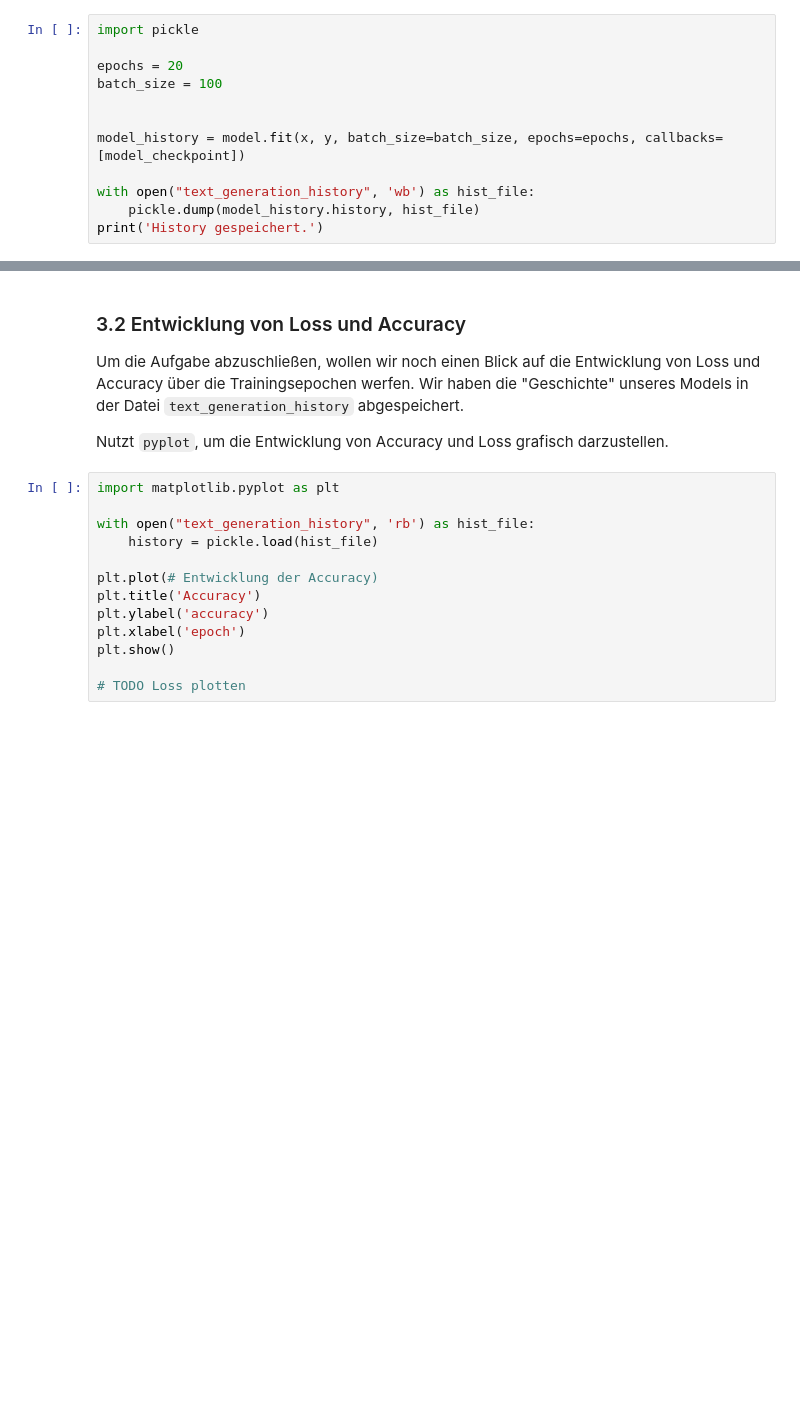
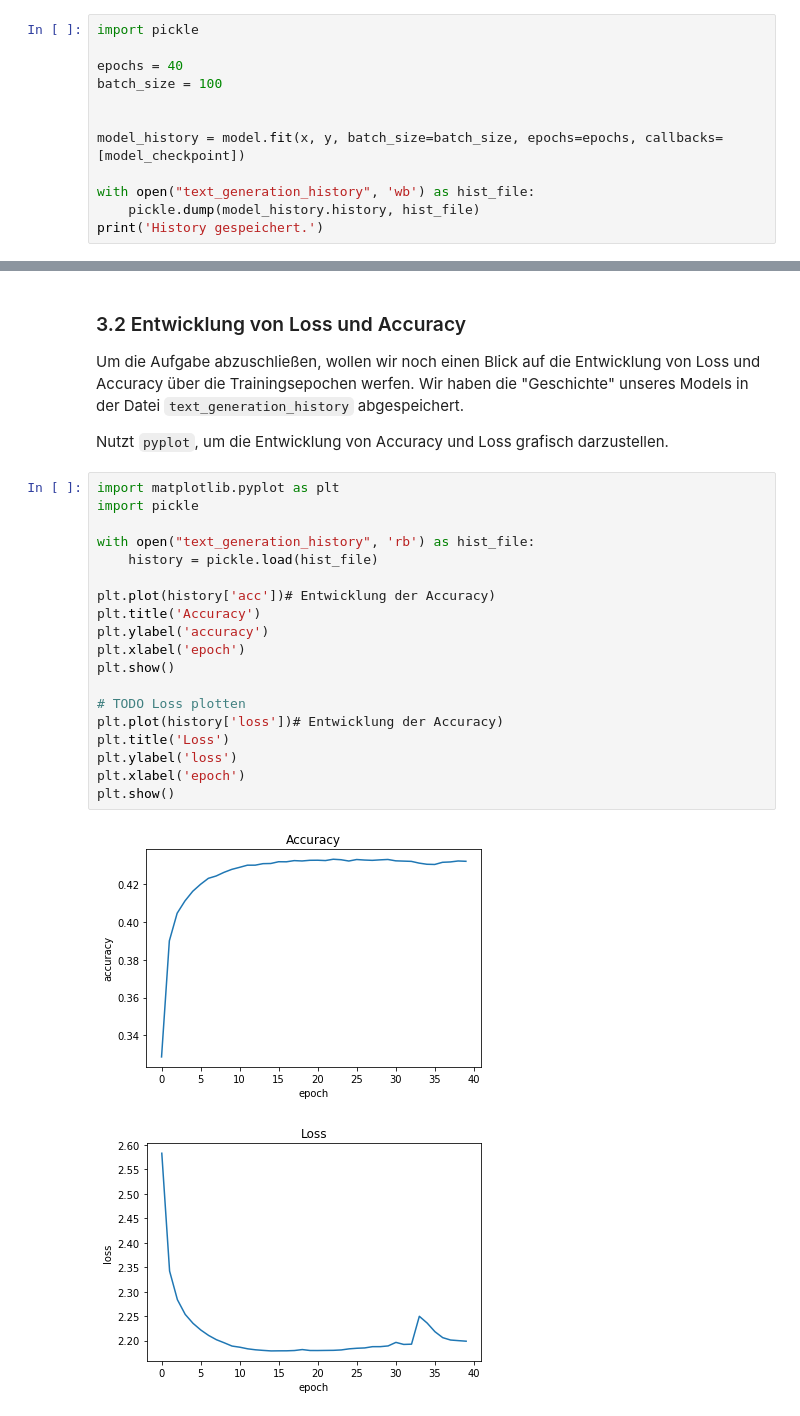
Before and after one commit to Wekra/language_generation, a Jupyter notebook: text_generation_empty.ipynb, the cells around one changed output, grey strips where cells are left out. Saved outputs shown, nothing was run; the diff lists cells and outputs as text; blank space fills up the shorter version.

````diff
--- a/text_generation_empty.ipynb
+++ b/text_generation_empty.ipynb
@@ -373,7 +375,7 @@ Um die Entwicklung des Models später auswerten zu können, speichern wir uns di
 # %%
 import pickle
 
-epochs = 20
+epochs = 40
 batch_size = 100
 
 
@@ -465,14 +487,23 @@ Um die Aufgabe abzuschließen, wollen wir noch einen Blick auf die Entwicklung v
 Nutzt ```pyplot```, um die Entwicklung von Accuracy und Loss grafisch darzustellen.
 # %%
 import matplotlib.pyplot as plt
+import pickle
 
 with open("text_generation_history", 'rb') as hist_file:
     history = pickle.load(hist_file)
 
-plt.plot(# Entwicklung der Accuracy)
+plt.plot(history['acc'])# Entwicklung der Accuracy)
 plt.title('Accuracy')
 plt.ylabel('accuracy')
 plt.xlabel('epoch')
 plt.show()
 
 # TODO Loss plotten
+plt.plot(history['loss'])# Entwicklung der Accuracy)
+plt.title('Loss')
+plt.ylabel('loss')
+plt.xlabel('epoch')
+plt.show()
+# %% [output]
+[figure, added]
+[figure, added]
````
Also changed, not shown: parts of 4 cells of this notebook, 5 other files.
